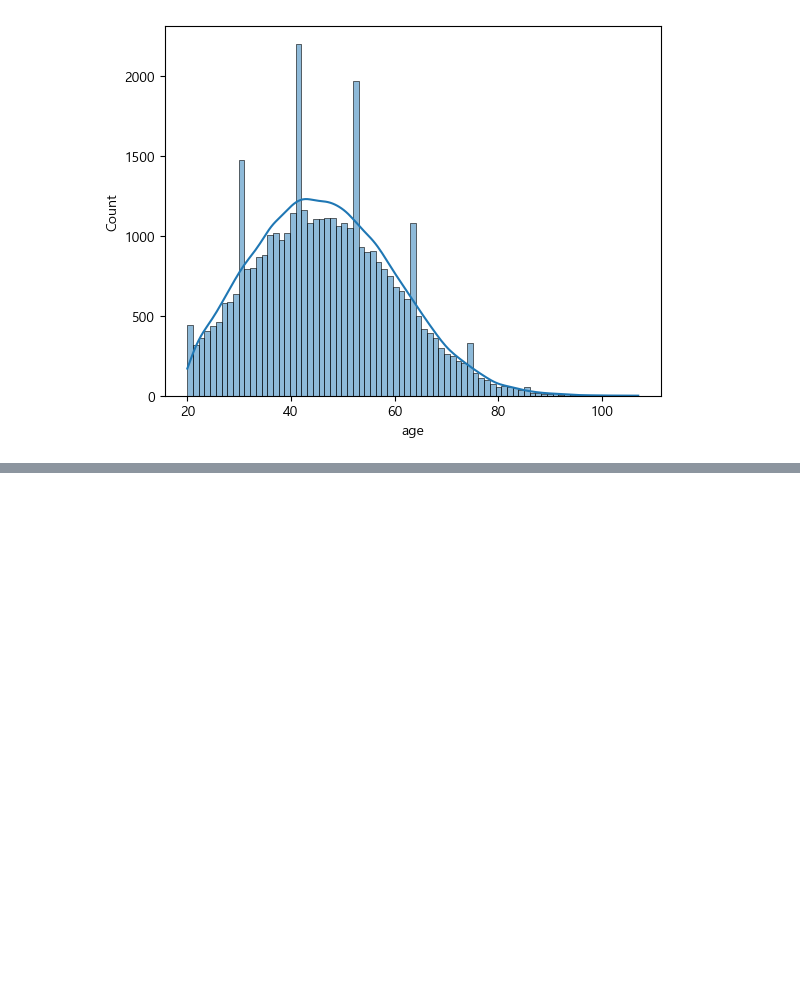
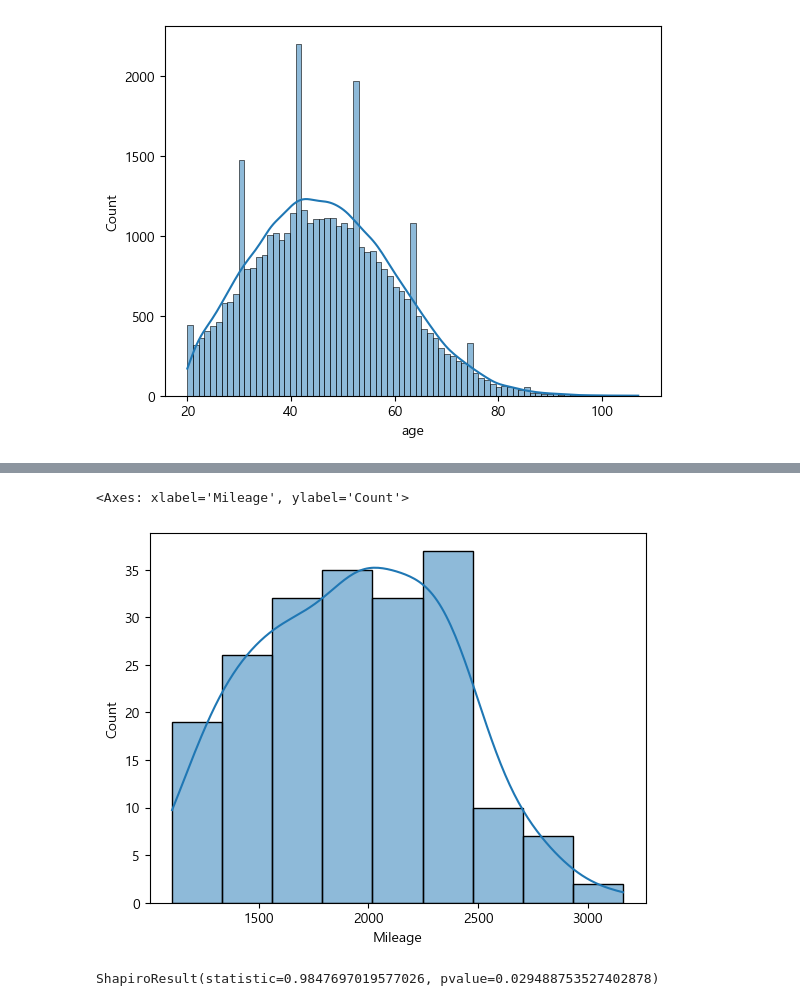
Before and after one commit to dancingKimDH/study_data_analytics, a Jupyter notebook: codes/CDA/TypeOfContractChannel_CDA_singlevalue.ipynb, the cells around one changed output, grey strips where cells are left out. Saved outputs shown, nothing was run; the diff lists cells and outputs as text; code cells hidden in the pictures; blank space fills up the shorter version.

```diff
--- a/codes/CDA/TypeOfContractChannel_CDA_singlevalue.ipynb
+++ b/codes/CDA/TypeOfContractChannel_CDA_singlevalue.ipynb
@@ -39,0 +53,12 @@ AndersonResult(statistic=81.5597210112901, critical_values=array([0.576, 0.656,
+# %%
+df_TOCC_dropna = df_TOCC.dropna()[:200]
+# %%
+sns.histplot(data=df_TOCC_dropna, x='Mileage', kde=True)
+# %% [output]
+<Axes: xlabel='Mileage', ylabel='Count'>
+[figure, added]
+# %%
+stats.shapiro(df_TOCC_dropna['Mileage'])
+# p-value가 0.05보다 작으므로 대립가설이 참이다.
+# %% [output]
+ShapiroResult(statistic=0.9847697019577026, pvalue=0.029488753527402878)
```
Also changed, not shown: parts of 3 cells of this notebook, 3 other files.
